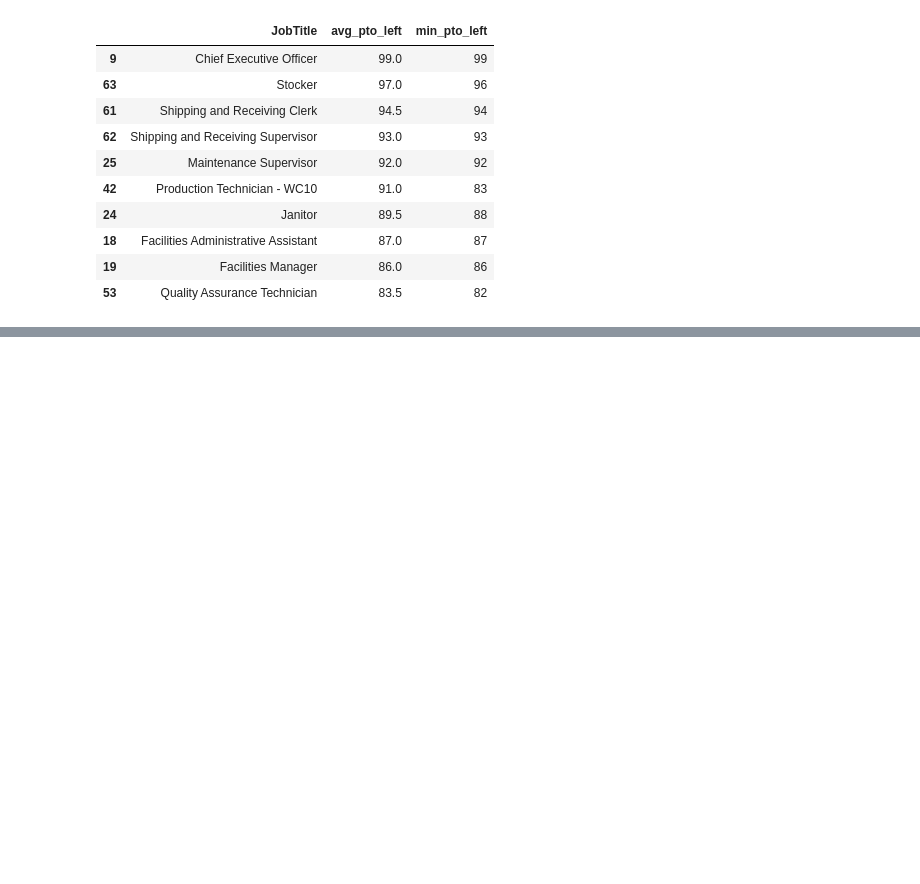
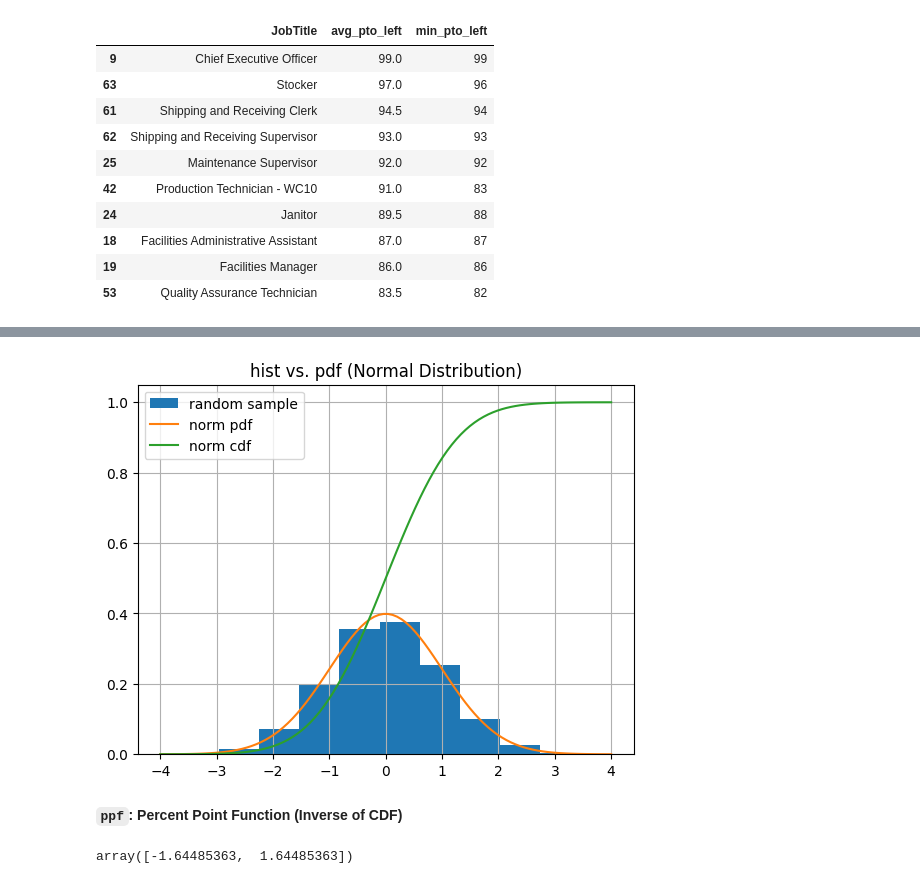
Before and after one commit to xiangshiyin/data-programming-with-python, a Jupyter notebook: 2023-fall/2023-10-03/notebook/code_demo.ipynb, the cells around one changed output, grey strips where cells are left out. Cells and saved outputs as stored; diff of their text form; code cells hidden in the pictures; blank space fills up the shorter version.

```diff
--- a/2023-fall/2023-10-03/notebook/code_demo.ipynb
+++ b/2023-fall/2023-10-03/notebook/code_demo.ipynb
@@ -554,0 +957,24 @@ output.sort_values(by=['avg_pto_left'], ascending=False).head(10)
+# %%
+# the histogram from random sample
+plt.hist(np.random.randn(10000),density=True,label='random sample')
+# construct the pdf curve
+xs = np.linspace(start=-4,stop=4,num=100)
+ys_pdf = stats.norm.pdf(x=xs)
+plt.plot(xs,ys_pdf,label='norm pdf')
+
+# construct the cdf curve
+ys_cdf = stats.norm.cdf(x=xs)
+plt.plot(xs,ys_cdf,label='norm cdf')
+
+plt.title('hist vs. pdf (Normal Distribution)')
+plt.legend()
+plt.grid()
+plt.show()
+# %% [output]
+[figure, added]
+# %% [markdown]
+**`ppf`: Percent Point Function (Inverse of CDF)**
+# %%
+stats.norm.ppf([0.05,0.95])
+# %% [output]
+array([-1.64485363,  1.64485363])
```
Also changed, not shown: parts of 107 cells of this notebook, 2 other files.
